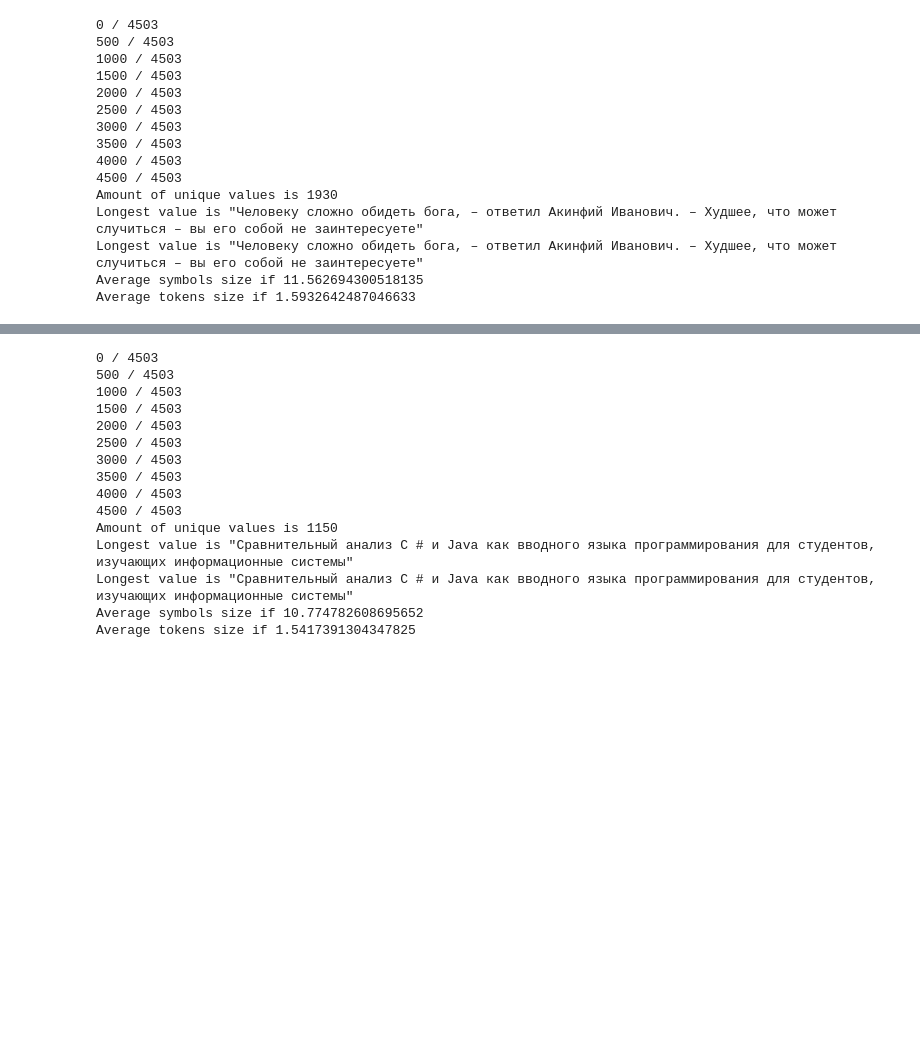
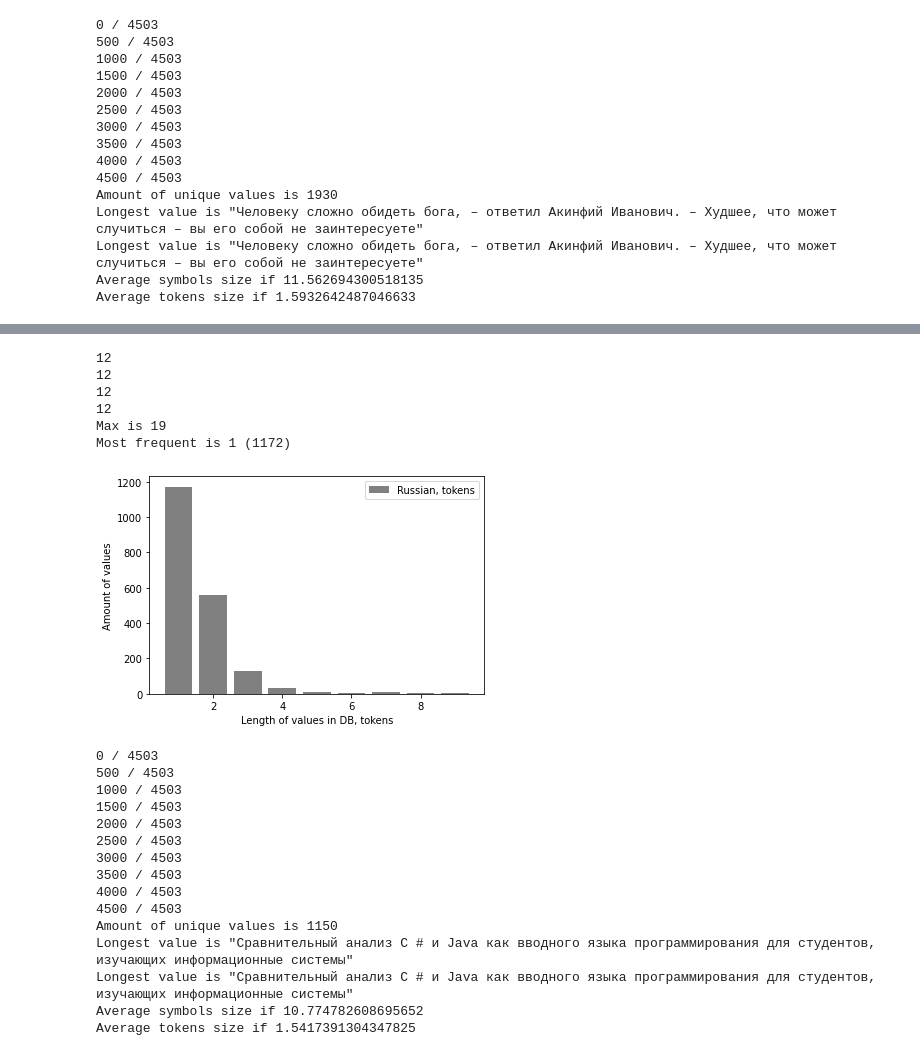
Before and after one commit to dmi3eva/araneae, a Jupyter notebook: notebooks/entities_sizes.ipynb, the cells around one changed output, grey strips where cells are left out. Drawn from its saved outputs; the diff is of its cells as text; code cells hidden in the pictures; blank space fills up the shorter version.

```diff
--- a/notebooks/entities_sizes.ipynb
+++ b/notebooks/entities_sizes.ipynb
@@ -255,3 +322,38 @@ Most frequent is 6 (140962)
+# %%
+x_tokens_values = runew_tokens_sizes.get_x()
+y_tokens_values = runew_tokens_sizes.get_y()
+
+print(len(x_tokens_values))
+print(len(y_tokens_values))
+
+
+x_tokens_values = runew_tokens_sizes.get_x()
+y_tokens_values = runew_tokens_sizes.get_y()
+
+print(len(x_tokens_values))
+print(len(y_tokens_values))
+
+
+
+print(f"Max is {x_tokens_values[-1]}")
+print(f"Most frequent is {x_tokens_values[y_tokens_values.index(max(y_tokens_values))]} ({max(y_tokens_values)})")
+
+
+left = 0
+right = len(x_tokens_values) - 3
+plt.bar(x_tokens_values[left:right], y_tokens_values[left:right], label=f'Russian, tokens', color="grey", width=0.8)
+plt.legend(loc='upper right')
+plt.xlabel("Length of values in DB, tokens")
+plt.ylabel("Amount of values")
+plt.show()
+# %% [output]
+12
+12
+12
+12
+Max is 19
+Most frequent is 1 (1172)
+[figure, added]
 # %%
 ruold_symbols_sizes, ruold_tokens_sizes = get_russian_entities_sizes_statistics(ru_spider_old)
 # %% [output]
```
Also changed, not shown: parts of 8 cells of this notebook.
